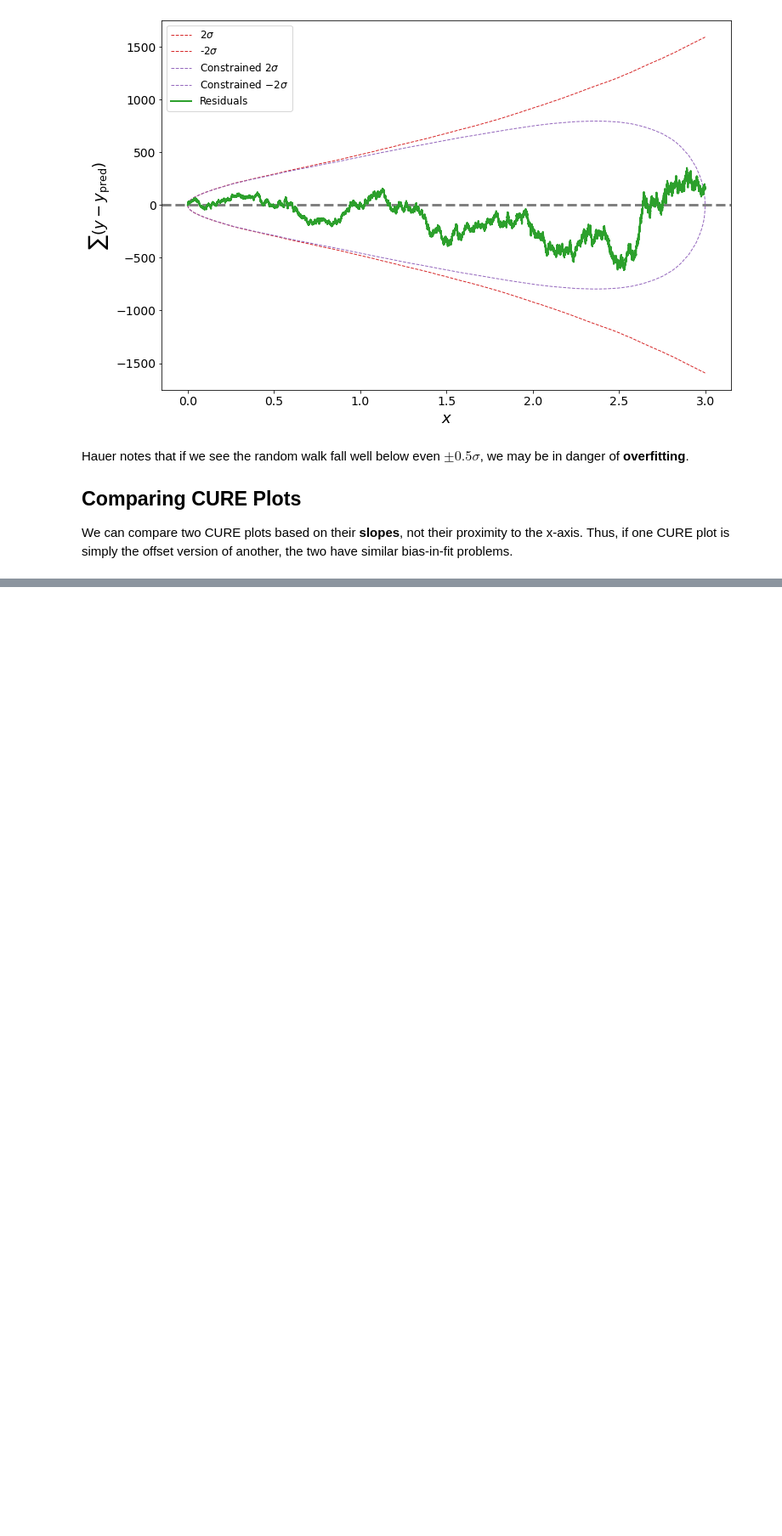
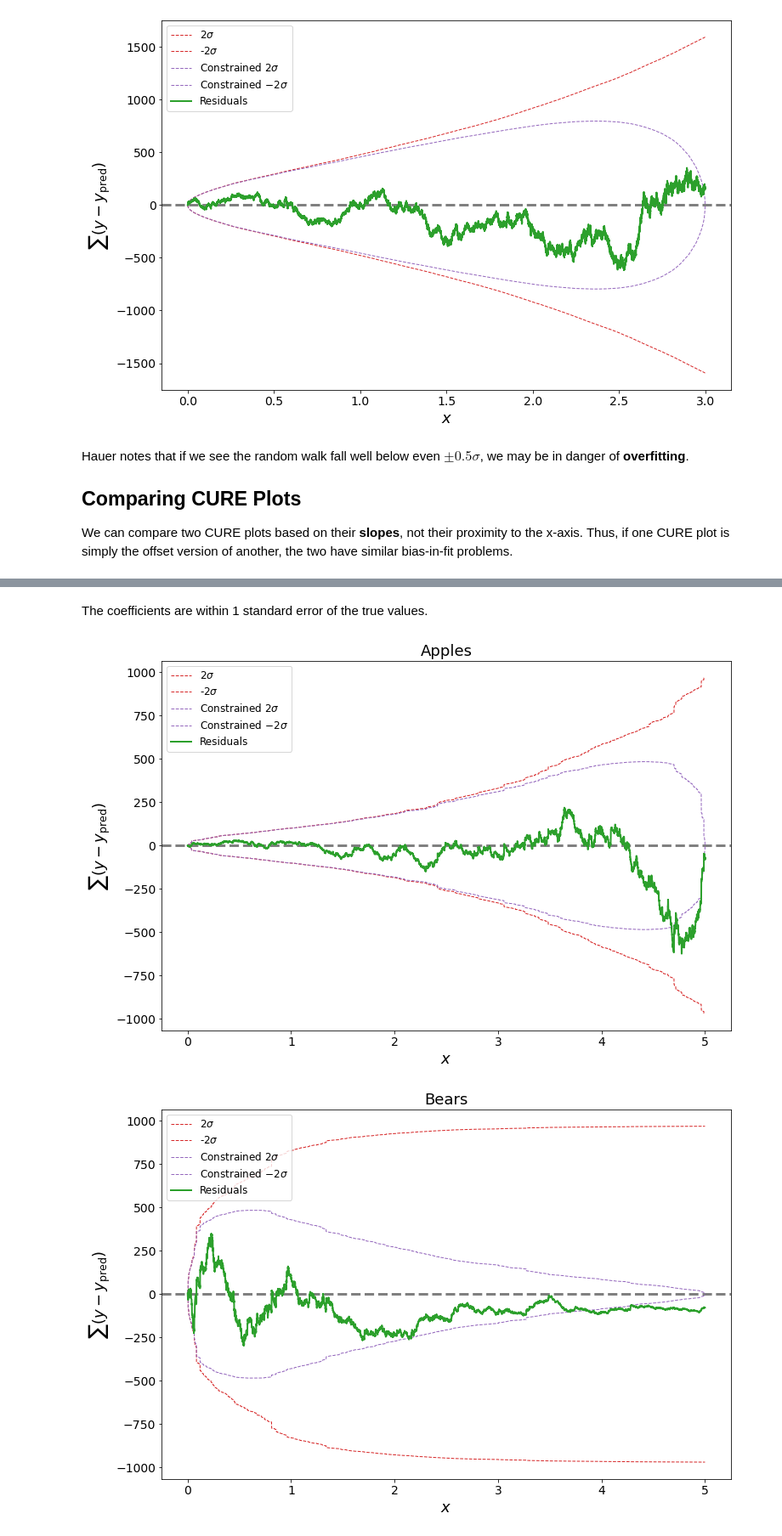
Before and after one commit to cczhu/data_drabble, a Jupyter notebook: statistics/Art of Regression for Road Safety/Chapter 7 - Which Fit is Fitter.ipynb, the cells around one changed output, grey strips where cells are left out. Shown at 85% size. Saved outputs shown, nothing was run; the diff lists cells and outputs as text; code cells hidden in the pictures; blank space fills up the shorter version.

Commit message:
Add experiments to CURE plot notes.

```diff
--- a/statistics/Art of Regression for Road Safety/Chapter 7 - Which Fit is Fitter.ipynb
+++ b/statistics/Art of Regression for Road Safety/Chapter 7 - Which Fit is Fitter.ipynb
@@ -275,0 +281,17 @@ We can compare two CURE plots based on their **slopes**, not their proximity to
+# %%
+n_obs = 10000
+alpha = 0.5
+const = 0.
+beta_1 = 0.6
+beta_2 = -0.7
+beta_3 = 0.6
+beta_4 = 1.3
+
+var_def = pd.DataFrame(
+    ([beta_1, (0., 5.)],
+     [beta_2, (0., 5.)],
+     [beta_3, (0., 2.)]),
+    columns=['beta', 'exog_lim'],
+    index=['apples', 'bears', 'candy'])
+
+var_def
@@ -275,0 +303,9 @@ We can compare two CURE plots based on their **slopes**, not their proximity to
+# %%
+np.random.seed(845681566)
+
+df_exog = pd.DataFrame([], index=np.arange(n_obs, dtype=int))
+
+for var_name, var_row in var_def.iterrows():
+    df_exog[var_name] = np.random.uniform(
+        low=var_row['exog_lim'][0], high=var_row['exog_lim'][1],
+        size=(n_obs,))
@@ -275,0 +314,12 @@ We can compare two CURE plots based on their **slopes**, not their proximity to
+# %%
+df_fit = df_exog.copy()
+var_fit = var_def.copy()
+# %%
+lambda_expected = np.exp(df_fit.dot(var_fit['beta']) + const)
+gamma_draws = np.random.gamma(1. / alpha, alpha, size=n_obs)
+endog = np.random.poisson(lam=(lambda_expected * gamma_draws))
+
+model = sm.NegativeBinomial(
+    endog=endog, exog=sm.add_constant(df_exog))
+results = model.fit(maxiter=100, disp=False)
+resid = endog - results.predict()
@@ -275,0 +343,9 @@ We can compare two CURE plots based on their **slopes**, not their proximity to
+# %% [markdown]
+The coefficients are within 1 standard error of the true values.
+# %%
+make_cureplot(get_cureplot_data(df_exog['apples'], resid), title="Apples")
+make_cureplot(get_cureplot_data(df_exog['bears'], resid), title="Bears")
+make_cureplot(get_cureplot_data(df_exog['candy'], resid), title="Candy")
+# %% [output]
+[figure, added]
+[figure, added]
```
Also changed, not shown: parts of 27 cells of this notebook.
